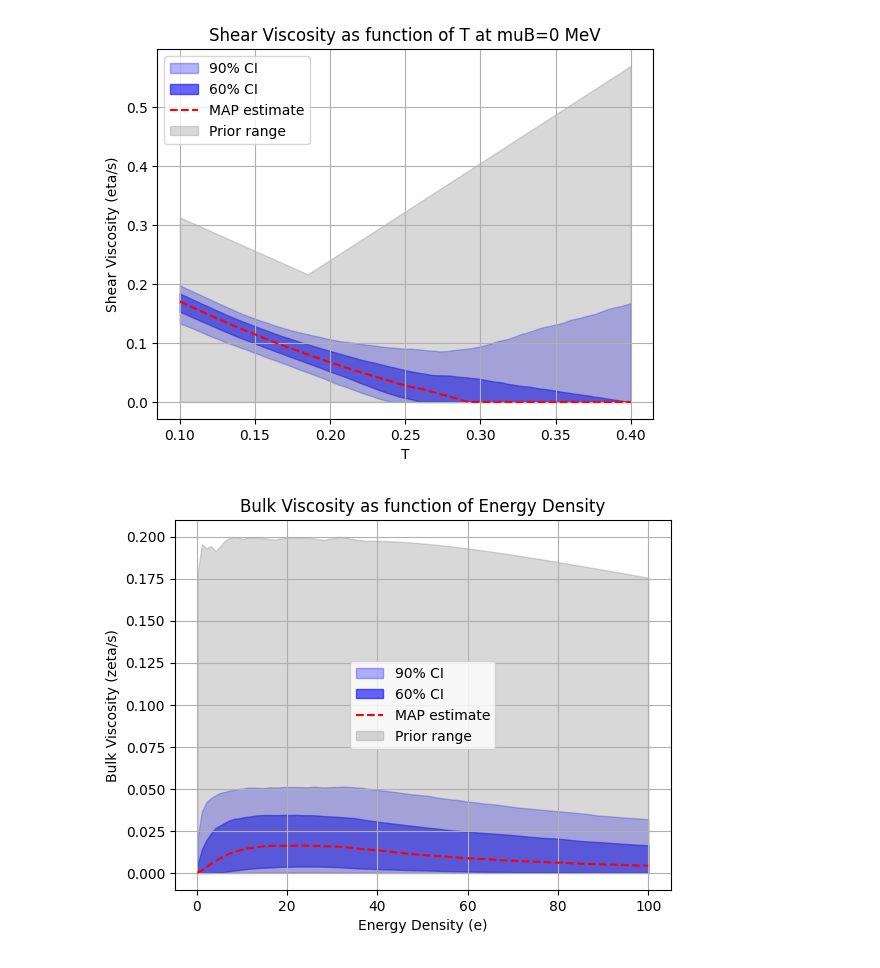
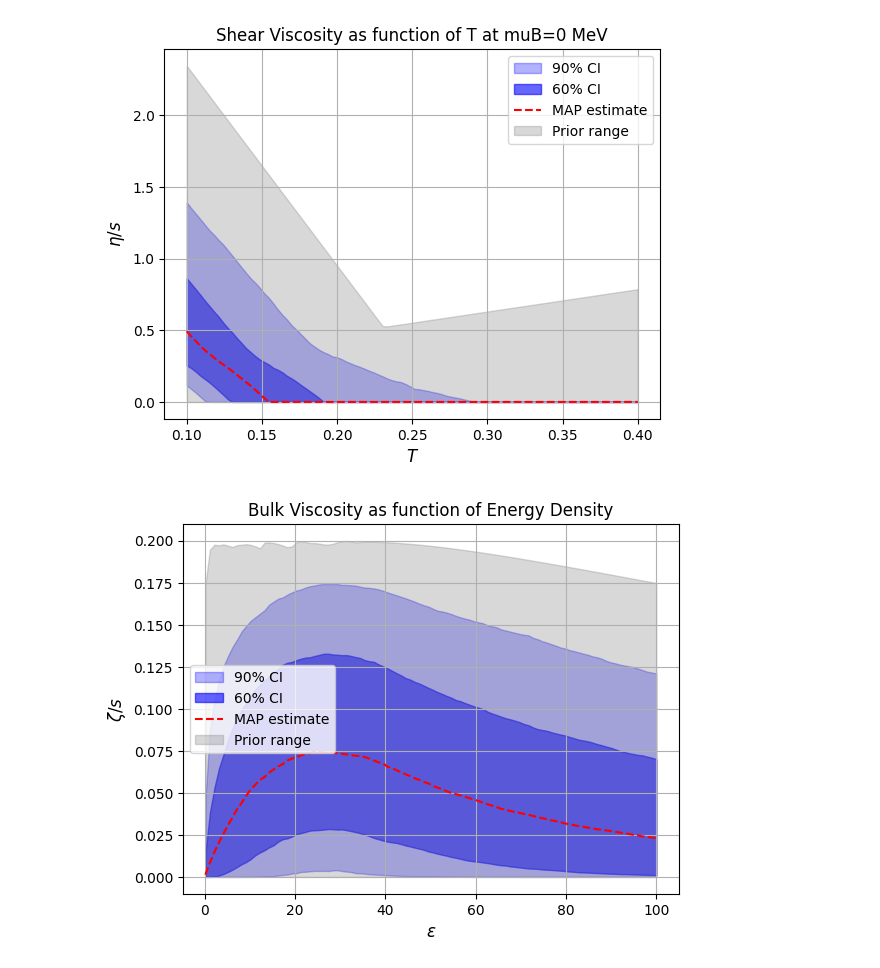
Before and after one commit to NGoetz/GPBayesTools-HIC, a Jupyter notebook: Prediction.ipynb, the cells around one changed output. Cells and saved outputs as stored; diff of their text form; code cells hidden in the pictures.

```diff
--- a/Prediction.ipynb
+++ b/Prediction.ipynb
@@ -14,8 +14,8 @@ log="no_log"
 pca="no_pca"
 log2="nolog"
 pca2="nopca"
-setup="allenergies:allsystems:base:1.5:nostarptcut_nolog_nopca_PCGP_full"
-setup2="allenergies:allsystems:base:1.5:nostarptcut"
+setup="allenergies:allsystems:base-star-eta:3.0:nostarptcut_nolog_nopca_PCGP_full"
+setup2="allenergies:allsystems:base-star-eta:3.0:nostarptcut"
 suff=""
 emu="PCGP"
 # %%
@@ -106,16 +106,16 @@ nsamples = postPred.shape[1]
 # # WHY Is not the whole region covered?
 # #Plan: use first other mcmc, because I have to figure out why not whole region covered
 prior_ranges = [
-    (0.8,1.5),
-    (-1,1.75),
-    (-1.25,1),
+    (0.8,2.5),
+    (-15,1.75),
+    (-15,1),
     (0.25,0.75),
-    (0.001,0.15),
-    (-0.8,3),
-    (-0.15,0.3),
+    (0.001,0.35),
+    (-0.8,9),
+    (-0.3,0.8),
     (0.2,2.2),
-    (0.2,2.2),
-    (0.13,0.25),
+    (0.2,3),
+    (0.09,0.25),
     (0,0.2),
     (0.5,40),
     (0.005,0.1),
@@ -685,16 +692,16 @@ map_bulk_viscosity_e = calculate_median_estimates(bulk_viscosity_e)
 # bulk_viscosity_model_e_input = np.array([bulk_viscosity(e=e, posterior=parameters) for e in e_values])
 
 # Plot confidence intervals for shear viscosity
-plot_confidence_intervals_with_model(muB_values, shear_viscosity_T_muB, map_shear_viscosity_T_muB,
+plot_confidence_intervals_with_model(muB_values, shear_viscosity_T_muB, map_shear_viscosity_T_muB,shear_viscosity_prior_range_T_muB,
                           ylabel=r'$\eta/s$', xlabel=r'$\mu_B$',
                           title='Shear Viscosity as function of muB at T=150 MeV',name="etas_mub")
 
-plot_confidence_intervals_with_model(T_values, shear_viscosity_T_muB2, map_shear_viscosity_T_muB2,
+plot_confidence_intervals_with_model(T_values, shear_viscosity_T_muB2, map_shear_viscosity_T_muB2, shear_viscosity_prior_range_T_muB2,
                           ylabel=r'$\eta/s$', xlabel=r'$T$',
                           title='Shear Viscosity as function of T at muB=0 MeV', name="etas_T")
 
 # Plot confidence intervals for bulk viscosity
-plot_confidence_intervals_with_model(e_values, bulk_viscosity_e, map_bulk_viscosity_e,
+plot_confidence_intervals_with_model(e_values, bulk_viscosity_e, map_bulk_viscosity_e, bulk_viscosity_prior_range_e,
                           ylabel=r'$\zeta/s$', xlabel=r'$\epsilon$',
                           title='Bulk Viscosity as function of Energy Density', name="bulk")
 # %% [output]
@@ -702,5 +709,5 @@ plot_confidence_intervals_with_model(e_values, bulk_viscosity_e, map_bulk_viscos
-[figure, old version]
+[figure, new version]
-[figure, old version]
+[figure, new version]
 # %%
 # import matplotlib.pyplot as plt
 # import numpy as np
```
Also changed, not shown: parts of 8 cells of this notebook, 3 other files.
